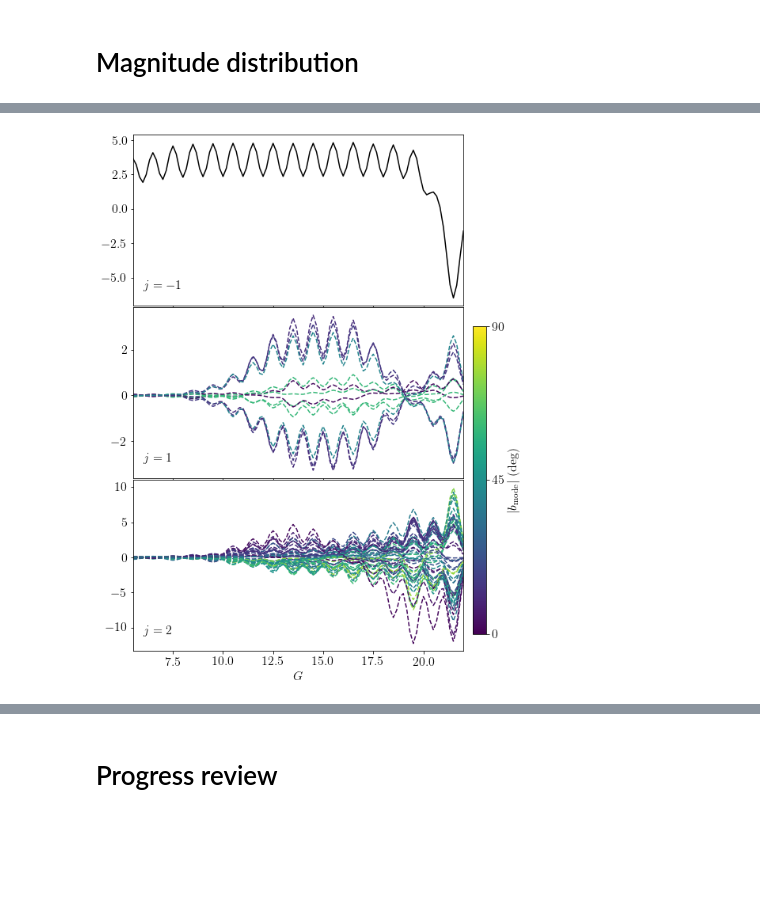
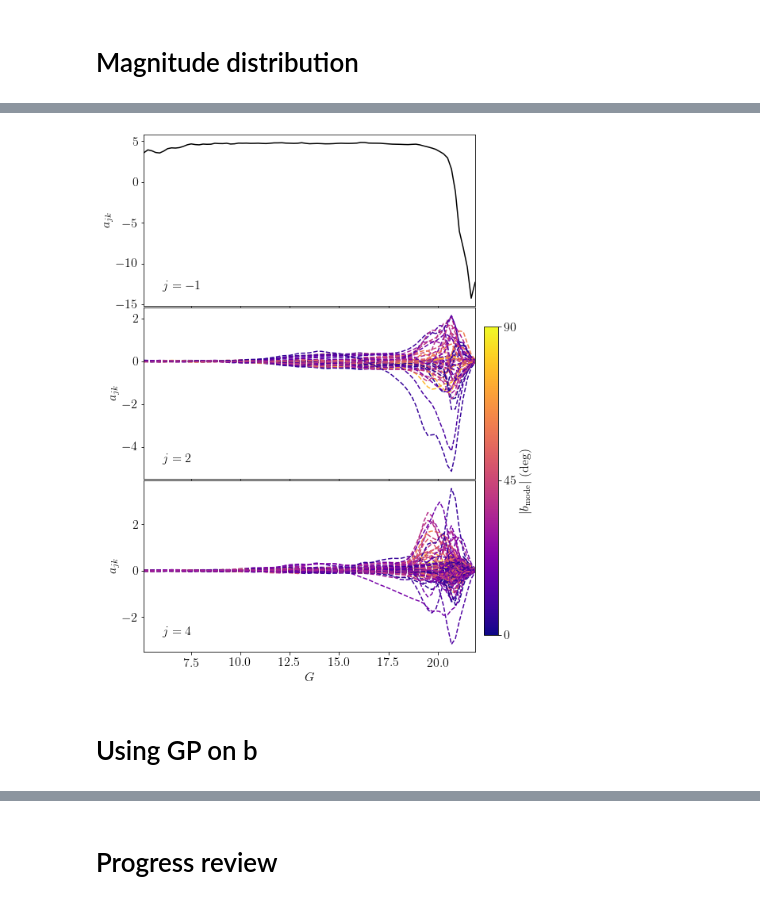
Before and after one commit to gaiaverse/astrometry, a Jupyter notebook: Results/Needlet Astrometry.ipynb, the cells around one changed output, grey strips where cells are left out. Saved outputs shown, nothing was run; the diff lists cells and outputs as text; code cells hidden in the pictures; blank space fills up the shorter version.

Commit message:
New sigma implementation. Updated Power Spectrum.

```diff
--- a/Results/Needlet Astrometry.ipynb
+++ b/Results/Needlet Astrometry.ipynb
@@ -145,10 +92,4 @@ OSError: Unable to open file (unable to open file: name = '/data/asfe2/Projects/
-# %%
-M = 85; C = 1; nside=64; jmax=5; B=3.; lengthscale = 0.3
-run_name = f"chisquare_jmax{jmax}_nside{nside}_M{M}_C{C}_l{lengthscale}_B{B}_ncores50_lbfgsb"
-basis_options = {'needlet':'chisquare', 'j':jmax, 'B':B, 'p':1.0, 'wavelet_tol':1e-2}
-
-map_fname = run_name + "_scipy_latest.h5"
-
-ast_sf = chisel(map_fname=map_fname, nside=8, C=C, M=M, basis_options=basis_options,
-                lengthscale_m=lengthscale, lengthscale_c=lengthscale,
-                spherical_basis_directory='/data/asfe2/Projects/astrometry/SphericalWavelets/')
+# %%
+ast_sf = chisel(map_fname=map_fname, nside=64, C=C, M=M, basis_options=basis_options,
+                lengthscale_m=lengthscale, lengthscale_c=lengthscale,
+                spherical_basis_directory='/data/asfe2/Projects/astrometry/SphericalWavelets/')
@@ -296,3 +233,4 @@ cbar.set_label(r'$(k+1)/(n+2)$', fontsize=16)
 sf_box = {}
 with h5py.File(os.path.join(data_dir(),map_fname), 'r') as f:
     sf_box['x'] = f['x'][...]
+    sf_box['b'] = f['b'][...]
@@ -464,17 +431,18 @@ prob_selection = ast_sf(coords, chunksize=1000)
 # %%
-sd_bins = np.logspace(5 + 2./3, 8 + 1./3, 9)
 source_count = np.sum(box['n'], axis=(0,1))
+area = hp.nside2pixarea(64)
 source_density = source_count/area
+sd_bins = np.logspace(np.log10(np.min(source_density)), np.log10(np.max(source_density)), 9)
 
 cmap=cm.viridis
 
 fig, ax = plt.subplots(1,1,figsize=(8,5))
 for i, sd in enumerate(sd_bins[:-1]):
-    pix = source_density>sd_bins[i]
+    pix = (source_density>sd_bins[i])&(source_density<sd_bins[i+1])
 
     sd = np.sqrt(sd_bins[i]*sd_bins[i+1])
 
-    mean = np.sum(sf_box['x'][:,0,:].T[pix] .T* source_count[pix], axis=1) /np.sum(source_count[pix])
+    mean = np.sum(sf_box['x'][:,0,:].T[pix].T* source_count[pix], axis=1) /np.sum(source_count[pix])
     plt.plot(ast_sf.Mcenters, mean / np.log(10),
             c=cmap((np.log10(sd)-np.log10(sd_bins[0]))/(np.log10(sd_bins[-1])-np.log10(sd_bins[0]))))
 
@@ -483,11 +451,12 @@ for i, sd in enumerate(sd_bins[:-1]):
 #             c=cmap((np.log10(sd)-np.log10(sd_bins[0]))/(np.log10(sd_bins[-1])-np.log10(sd_bins[0]))))
 
 plt.xlabel(r'$G$'); plt.ylabel(r'$\mathrm{log}_{10}\left(\frac{p}{1-p}\right)$')
-plt.xlim(np.min(g), np.max(g))
+plt.xlim(5, 22)
 ax.set_xticks(np.arange(5,21.1,2.))
 
 for p in [1e-2,0.5,1-1e-2]:
-    plt.plot([np.min(g), np.max(g)], [np.log10(p/(1-p)), np.log10(p/(1-p))], '--k', alpha=0.3)
+    xlim = ax.get_xlim()
+    plt.plot(xlim, [np.log10(p/(1-p)), np.log10(p/(1-p))], '--k', alpha=0.3)
     if p>0.005: plt.text(5.5, np.log10(p/(1-p))+0.2, r'$p = {:.2f}$'.format(p), fontsize=12)
     else: plt.text(5.5, np.log10(p/(1-p))+0.2, r'$10^{%d}$' % np.log10(p), fontsize=12)
 
@@ -495,9 +464,9 @@ for p in [1e-2,0.5,1-1e-2]:
 fig.subplots_adjust(right=0.85)
 cbar_ax = fig.add_axes([0.87, 0.15, 0.03, 0.7])
 cbar = add_log_cbar(cbar_ax, cmap=cmap, vmin=sd_bins[0], vmax=sd_bins[-1],
-                   ticks=10**(np.arange(5,9)), tick_labels=[r'$10^%d$' % i for i in np.arange(5,9)] )
+                   ticks=10**(np.arange(5,10)), tick_labels=[r'$10^%d$' % i for i in np.arange(5,10)] )
 
 cbar.set_label(r'Source Density $(\mathrm{deg}^{-2})$', fontsize=16)
 
-#plt.savefig('figs/%s_x-vs-mag_meansd.png' % run_name, bbox_inches='tight', facecolor='w', transparent=False)
+plt.savefig('figs/%s_x-vs-mag_meansd.png' % run_name, bbox_inches='tight', facecolor='w', transparent=False)
 # %% [output]
@@ -571,10 +476,11 @@ from astropy.coordinates import SkyCoord
 # %%
 fig, axes = plt.subplots(3,1,figsize=(8,12), sharex=True)
 
-cmap = cm.viridis
-logsd_min, logsd_max = np.log10(sd_target)[[0,-1]]
+g = (M_bins[1:]+M_bins[:-1])/2
+cmap = cm.plasma
+#logsd_min, logsd_max = np.log10(sd_target)[[0,-1]]
 
-j_vals = [-1,1,2]
+j_vals = [-1,2,4]
 sigma = [-0.81489922, -2.55429039]
 prior_std = np.sqrt(np.exp(sigma[0])*np.power(np.array(j_vals),sigma[1]))
 imode=0
@@ -582,37 +488,40 @@ imode=0
 for i, _j in enumerate(j_vals):
     plt.sca(axes[i])
     if _j==-1:
-        plt.plot(g, _b[imode]/pychisel.sigma[imode], '-k')#, color=cmap((_m+_l)/(2*_l)))
+        plt.plot(g, sf_box['b'][imode,:,0], '-k')#, color=cmap((_m+_l)/(2*_l)))
         imode+=1
     else:
         ra,dec = hp.pix2ang(_j, np.arange(hp.nside2npix(_j)), nest=False, lonlat=True)
         c = SkyCoord(ra, dec, unit='deg', frame='icrs')
         l = c.galactic.l.deg
         b = c.galactic.b.deg
         for _m in range(hp.nside2npix(_j)):
-            plt.plot(g, _b[imode]/pychisel.sigma[imode], '--', color=cmap((np.abs(b[_m]))/90))
+            plt.plot(g, sf_box['b'][imode,:,0], '--', color=cmap((np.abs(b[_m]))/90))
             imode+=1
 
     #plt.ylabel(r'$a_{lm}\,/\,\left(A(l+1)^{\gamma}\right)$')
 
     ylim = axes[i].get_ylim()
     plt.text(6., (ylim[1]-ylim[0])*0.1 + ylim[0], r"$j=%d$" % _j)
+    plt.ylabel(r'$a_{jk}$')
 
 # Adding cbar axes to subplots
 fig.subplots_adjust(right=0.85)
 cbar_ax = fig.add_axes([0.87, 0.15, 0.03, 0.45])
 norm = matplotlib.colors.Normalize(vmin=0,vmax=90)
 im = plt.cm.ScalarMappable(norm=norm, cmap=cmap)
 im.set_array([])
 cbar = fig.colorbar(im, cax=cbar_ax, ticks=[0,45,90])
 cbar.set_label(r'$|b_\mathrm{mode}|$ (deg)', fontsize=16)
 
 plt.sca(axes[2])
 plt.xlabel(r'$G$');
 plt.xlim(np.min(g), np.max(g))
 
 plt.subplots_adjust(hspace=0.01)
 
-#plt.savefig('figs/%s_alm-vs-mag_3l_m.png' % run_name, bbox_inches='tight', facecolor='w', transparent=False)
+plt.savefig('figs/%s_b-vs-mag_3l_m.png' % run_name, bbox_inches='tight', facecolor='w', transparent=False)
 # %% [output]
-[figure, old version]
+[figure, new version]
+# %% [markdown]
+# Using GP on b
```
Also changed, not shown: parts of 29 cells of this notebook, 8 other files.
